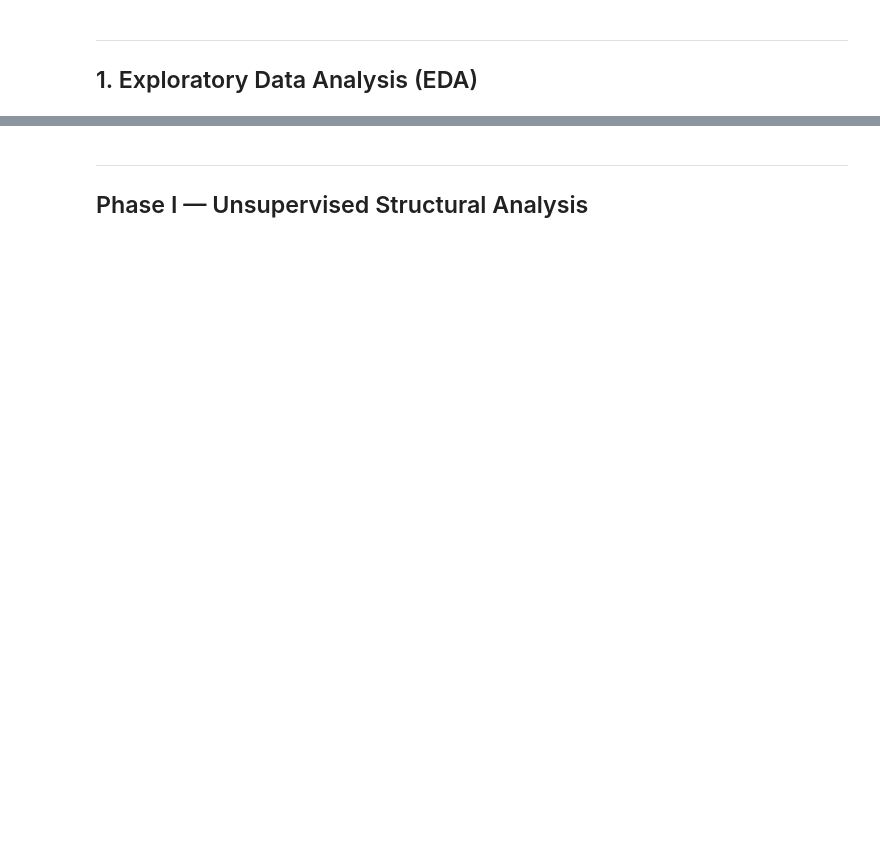
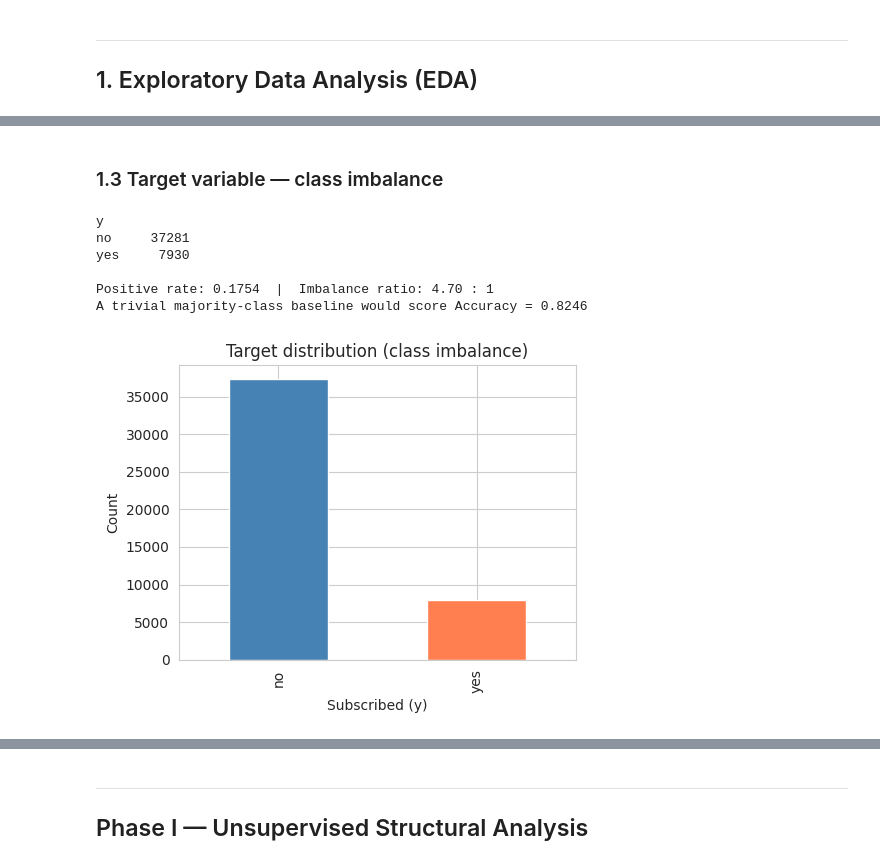
Before and after one commit to AdriSegurao/ML-Project, a Jupyter notebook: bank_marketing_ml_project.ipynb, the cells around one changed output, grey strips where cells are left out. Cells and saved outputs as stored; diff of their text form; code cells hidden in the pictures; blank space fills up the shorter version.

```diff
--- a/bank_marketing_ml_project.ipynb
+++ b/bank_marketing_ml_project.ipynb
@@ -240,0 +116,4 @@ Train: (36168, 51) | Test: (9043, 51)
+# %%
+df = pd.read_csv(DATA_PATH)
+print(f'Shape: {df.shape}')
+df.head()
@@ -240,0 +173,22 @@ Train: (36168, 51) | Test: (9043, 51)
+# %% [markdown]
+### 1.3 Target variable — class imbalance
+# %%
+counts = df['y'].value_counts()
+pos_rate = (df['y'] == 'yes').mean()
+print(counts.to_string())
+print(f'\nPositive rate: {pos_rate:.4f}  |  Imbalance ratio: {counts["no"]/counts["yes"]:.2f} : 1')
+print(f'A trivial majority-class baseline would score Accuracy = {1-pos_rate:.4f}')
+
+fig, ax = plt.subplots(figsize=(5, 4))
+counts.plot(kind='bar', ax=ax, color=['steelblue', 'coral'])
+ax.set_title('Target distribution (class imbalance)')
+ax.set_xlabel('Subscribed (y)'); ax.set_ylabel('Count')
+plt.tight_layout(); plt.show()
+# %% [output]
+y
+no     37281
+yes     7930
+
+Positive rate: 0.1754  |  Imbalance ratio: 4.70 : 1
+A trivial majority-class baseline would score Accuracy = 0.8246
+[figure, added]
```
Also changed, not shown: parts of 133 cells of this notebook.
